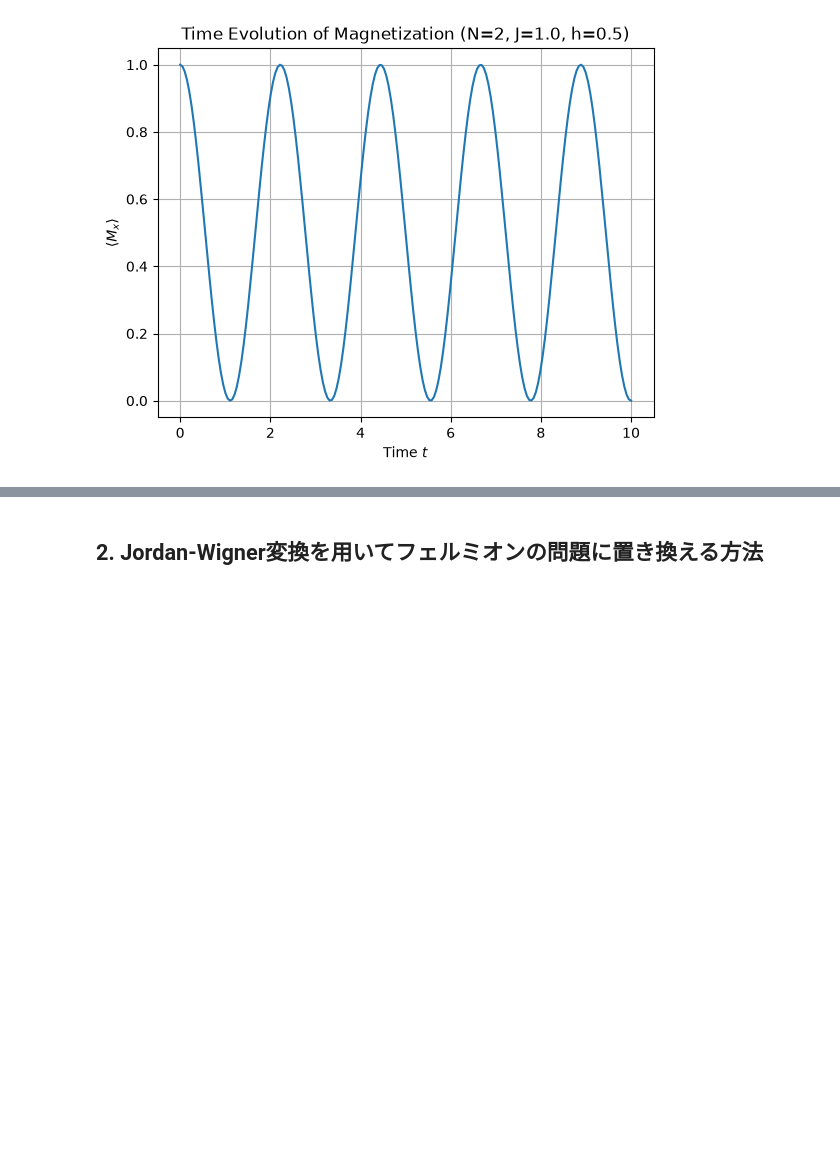
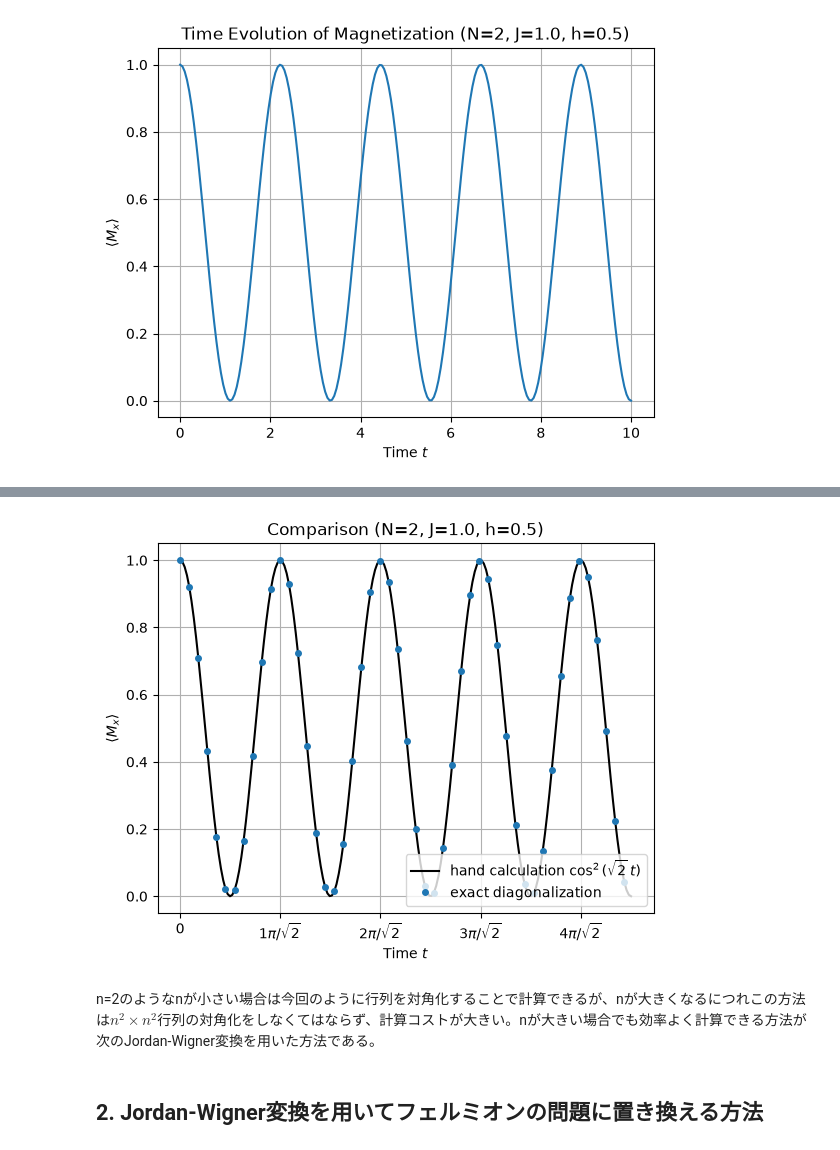
Before and after one commit to yuta627/Quantum_many-body_system, a Jupyter notebook: TFIM/TFIM.ipynb, the cells around one changed output, grey strips where cells are left out. Drawn from its saved outputs; the diff is of its cells as text; code cells hidden in the pictures; blank space fills up the shorter version.

```diff
--- a/TFIM/TFIM.ipynb
+++ b/TFIM/TFIM.ipynb
@@ -131,7 +235,7 @@ def site_op(op, i, n):
 # ハミルトニアン
 def hamiltonian(n, J, h, pbc=True):
     """1次元横磁場イジングモデル H = -J Σ Z_i Z_{i+1} - h Σ X_i を返す。
-    pbc=True: 周期境界条件（Z_{n-1} Z_0 のボンドも含む）, pbc=False: 開放境界条件"""
+    pbc=True: 周期境界条件（Z_{n-1}, Z_0 のボンドも含む, pbc=False: 開放境界条件"""
     dim = 2**n
     H = np.zeros((dim, dim), dtype=complex)
     n_bonds = n if pbc else n - 1
@@ -207,3 +334,22 @@ plt.show()
+# %%
+# m_x(t) = cos²(√2 t)
+m_hand = np.cos(np.sqrt(2) * ts)**2
+
+# グラフで重ねる
+T = np.pi / np.sqrt(2)   # 周期
+plt.plot(ts, m_hand, "k-", label=r"hand calculation $\cos^2(\sqrt{2}\,t)$")
+plt.plot(ts[::4], expectations[::4], "o", ms=4, label="exact diagonalization")
+plt.xticks([k * T for k in range(5)],["0"] + [rf"${k}\pi/\sqrt{{2}}$" for k in range(1, 5)])
+plt.xlabel("Time $t$")
+plt.ylabel(r"$\langle M_x \rangle$")
+plt.title(f"Comparison (N={N}, J={J}, h={h})")
+plt.legend(loc="lower right")
+plt.grid()
+plt.show()
+# %% [output]
+[figure, added]
+# %% [markdown]
+n=2のようなnが小さい場合は今回のように行列を対角化することで計算できるが、nが大きくなるにつれこの方法は$n^2\times n^2$行列の対角化をしなくてはならず、計算コストが大きい。nが大きい場合でも効率よく計算できる方法が次のJordan-Wigner変換を用いた方法である。
 # %% [markdown]
 ## 2. Jordan-Wigner変換を用いてフェルミオンの問題に置き換える方法
 # %% [markdown]
```
Also changed, not shown: parts of 2 cells of this notebook.
